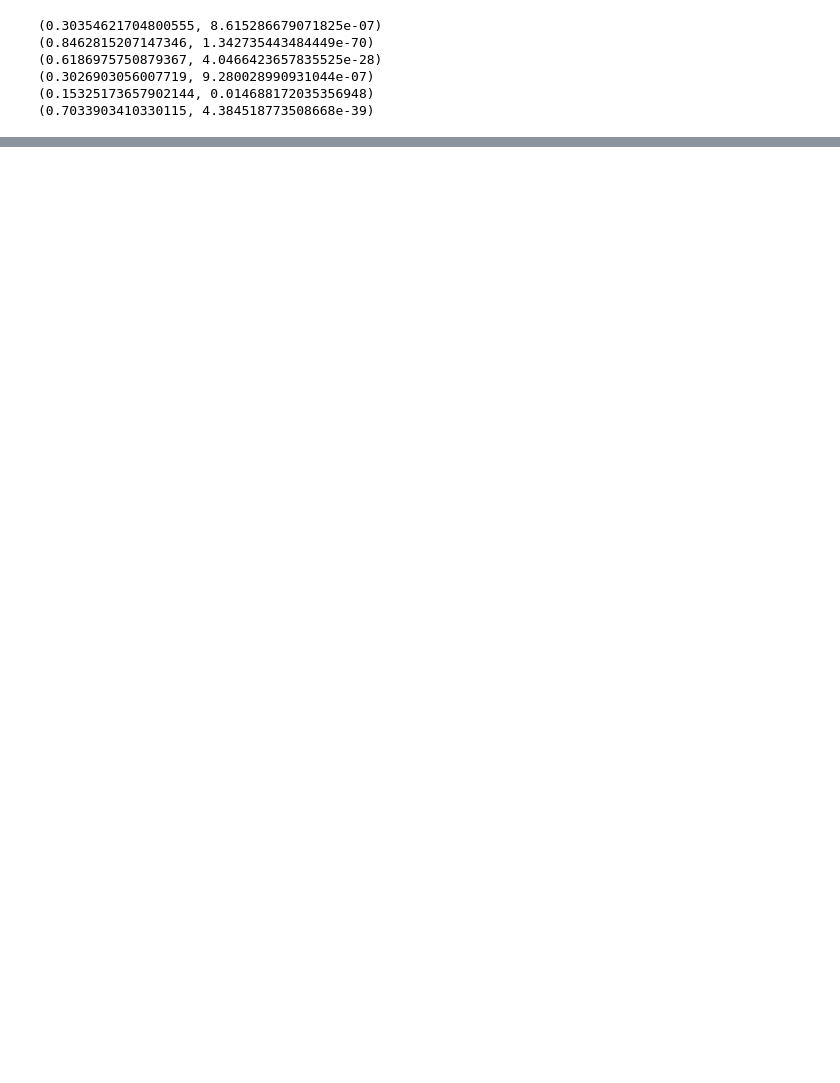
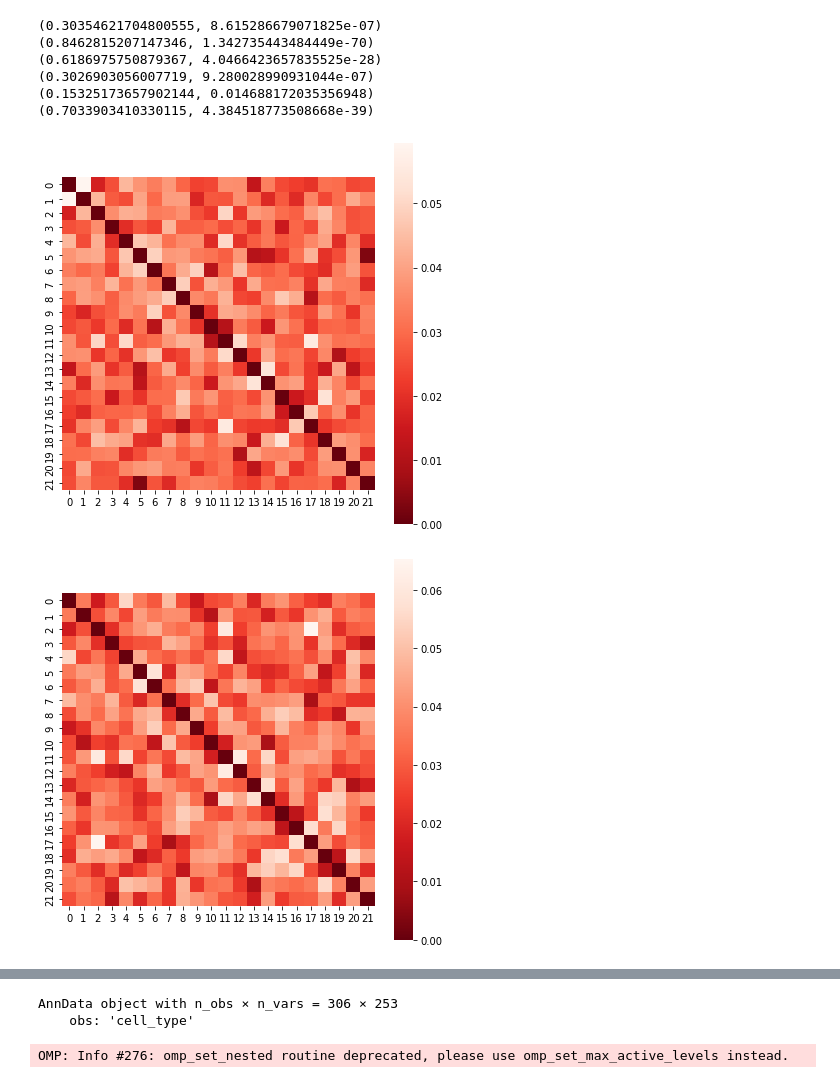
Before and after one commit to 4dglab/SEE, a Jupyter notebook: analyse/Untitled.ipynb, the cells around one changed output, grey strips where cells are left out. Saved outputs shown, nothing was run; the diff lists cells and outputs as text; code cells hidden in the pictures; blank space fills up the shorter version.

```diff
--- a/analyse/Untitled.ipynb
+++ b/analyse/Untitled.ipynb
@@ -186,3 +186,11 @@ print(stats.pearsonr(plot_values[2], plot_values[3]))
 (0.3026903056007719, 9.280028990931044e-07)
 (0.15325173657902144, 0.014688172035356948)
 (0.7033903410330115, 4.384518773508668e-39)
+# %%
+_draw(array2mat(show_by_cell_type('Astro')[0]), ignore_diag=True)
+_draw(array2mat(show_by_cell_type('Endo')[0]), ignore_diag=True)
+_draw(array2mat(show_by_cell_type('ODC')[0]), ignore_diag=True)
+_draw(array2mat(show_by_cell_type('OPC')[0]), ignore_diag=True)
+# %% [output]
+[figure, added]
+[figure, added]
@@ -188,0 +199,22 @@ print(stats.pearsonr(plot_values[2], plot_values[3]))
+# %%
+import anndata
+import scanpy as sc
+
+results, cell_types = [], []
+for i in range(len(preds)):
+    results.append(preds[i]['predict'])
+    cell_types.append(eval_set[i]['cell_type'])
+results, cell_types = np.array(results), np.array(cell_types)
+
+results = anndata.AnnData(X = results)
+results.obs['cell_type'] = cell_types
+results
+# %% [output]
+AnnData object with n_obs × n_vars = 306 × 253
+    obs: 'cell_type'
+# %%
+sc.tl.pca(results, n_comps=100, svd_solver="auto")
+sc.pp.neighbors(results, metric="cosine")
+sc.tl.umap(results)
+# %% [output]
+OMP: Info #276: omp_set_nested routine deprecated, please use omp_set_max_active_levels instead.
```
Also changed, not shown: parts of 13 cells of this notebook.
